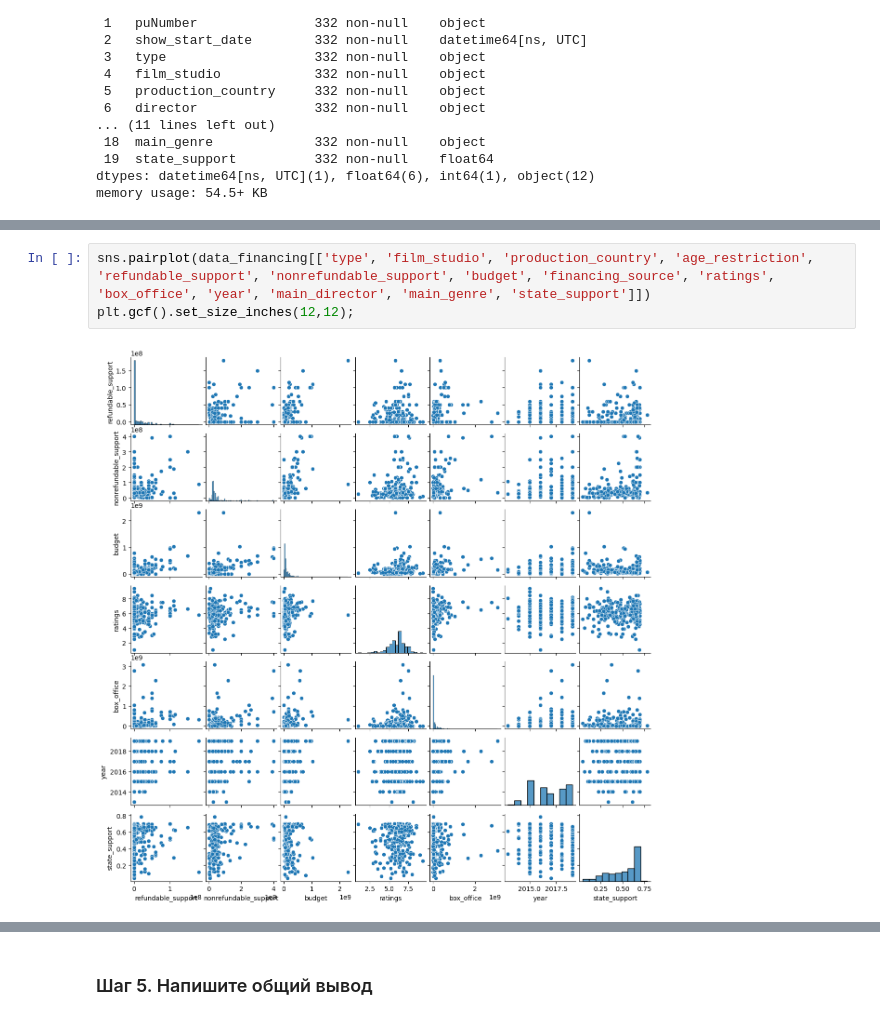
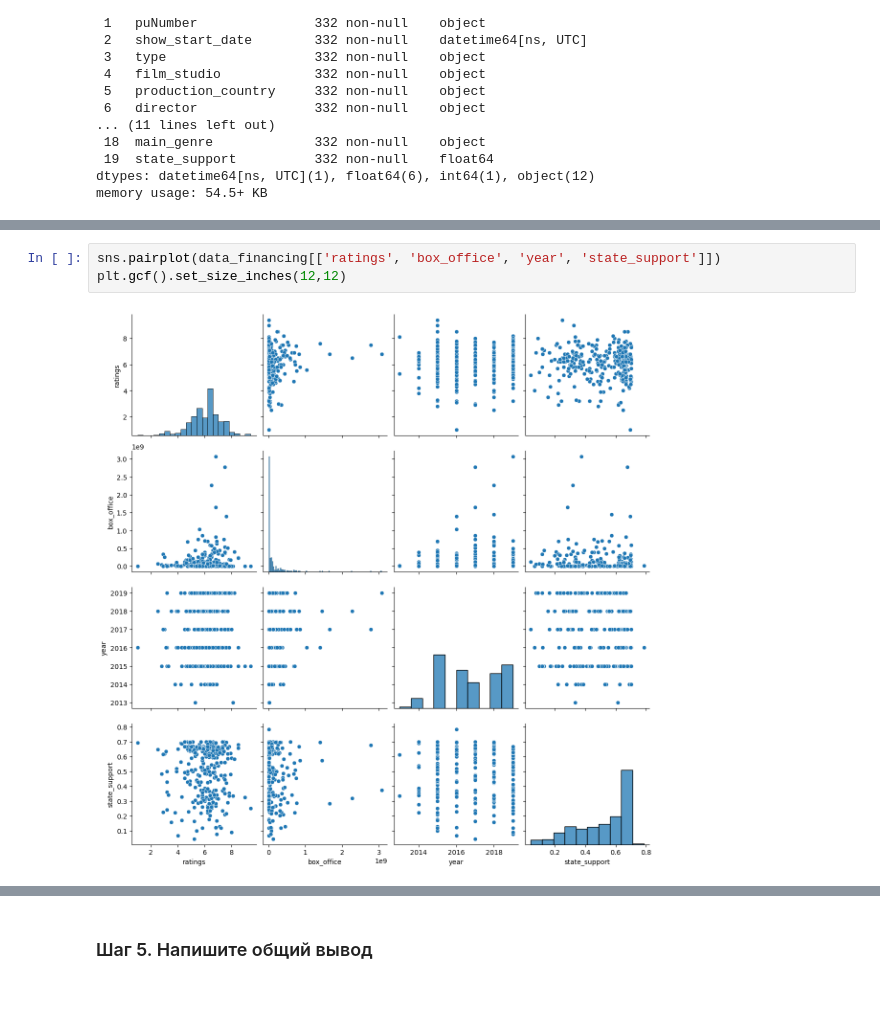
Before and after one commit to VSXV/Data-Science-Projects, a Jupyter notebook: d11dfd07-1855-413a-b591-15d13f4190ed.ipynb, the cells around one changed output, grey strips where cells are left out. Drawn from its saved outputs; the diff is of its cells as text.

Commit message:
added new plots

```diff
--- a/d11dfd07-1855-413a-b591-15d13f4190ed.ipynb
+++ b/d11dfd07-1855-413a-b591-15d13f4190ed.ipynb
@@ -450,5 +475,5 @@ memory usage: 54.5+ KB
 # %%
-sns.pairplot(data_financing[['type', 'film_studio', 'production_country', 'age_restriction', 'refundable_support', 'nonrefundable_support', 'budget', 'financing_source', 'ratings', 'box_office', 'year', 'main_director', 'main_genre', 'state_support']])
-plt.gcf().set_size_inches(12,12);
+sns.pairplot(data_financing[['ratings', 'box_office', 'year', 'state_support']])
+plt.gcf().set_size_inches(12,12)
 # %% [output]
-[figure, old version]
+[figure, new version]
```
Also changed, not shown: parts of 12 cells of this notebook.
